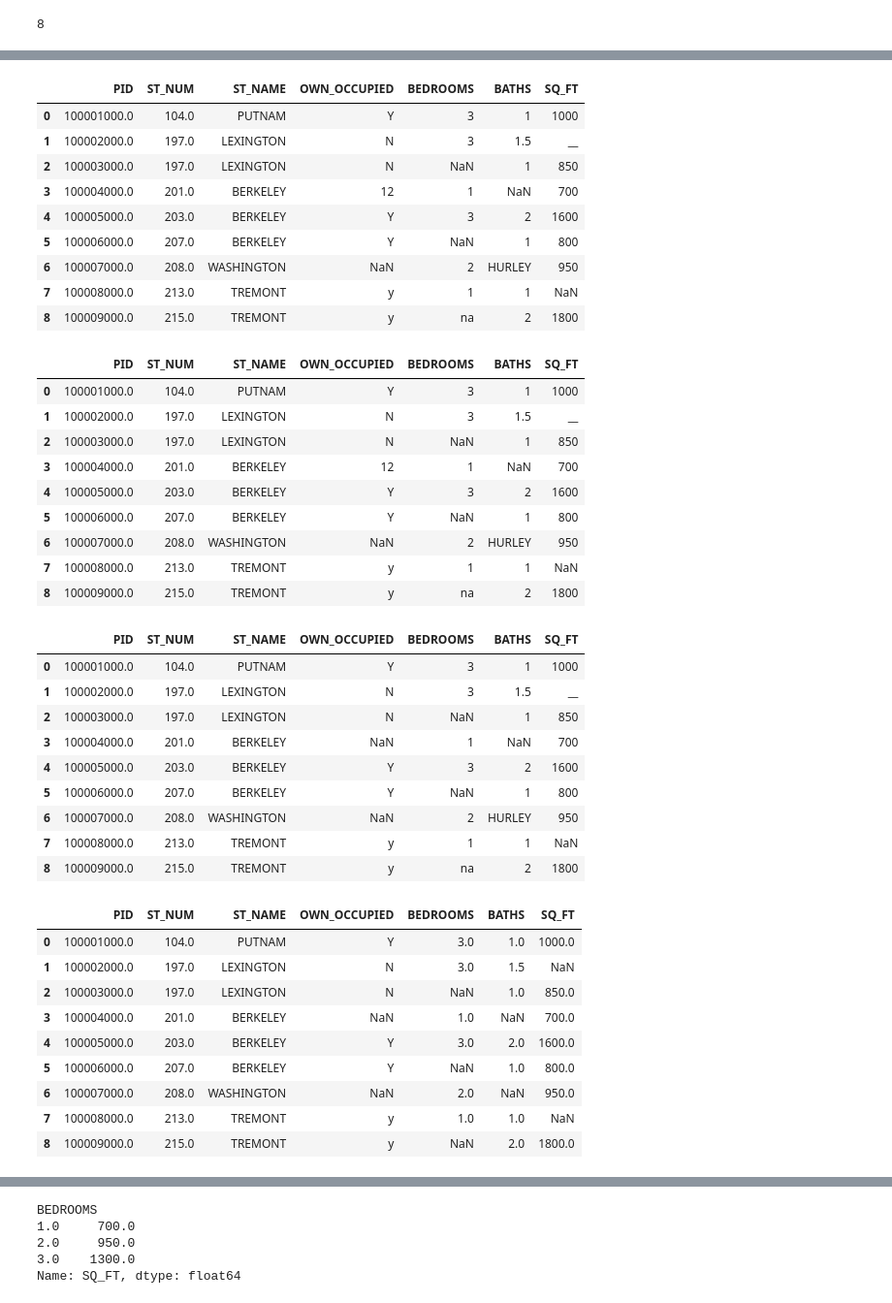
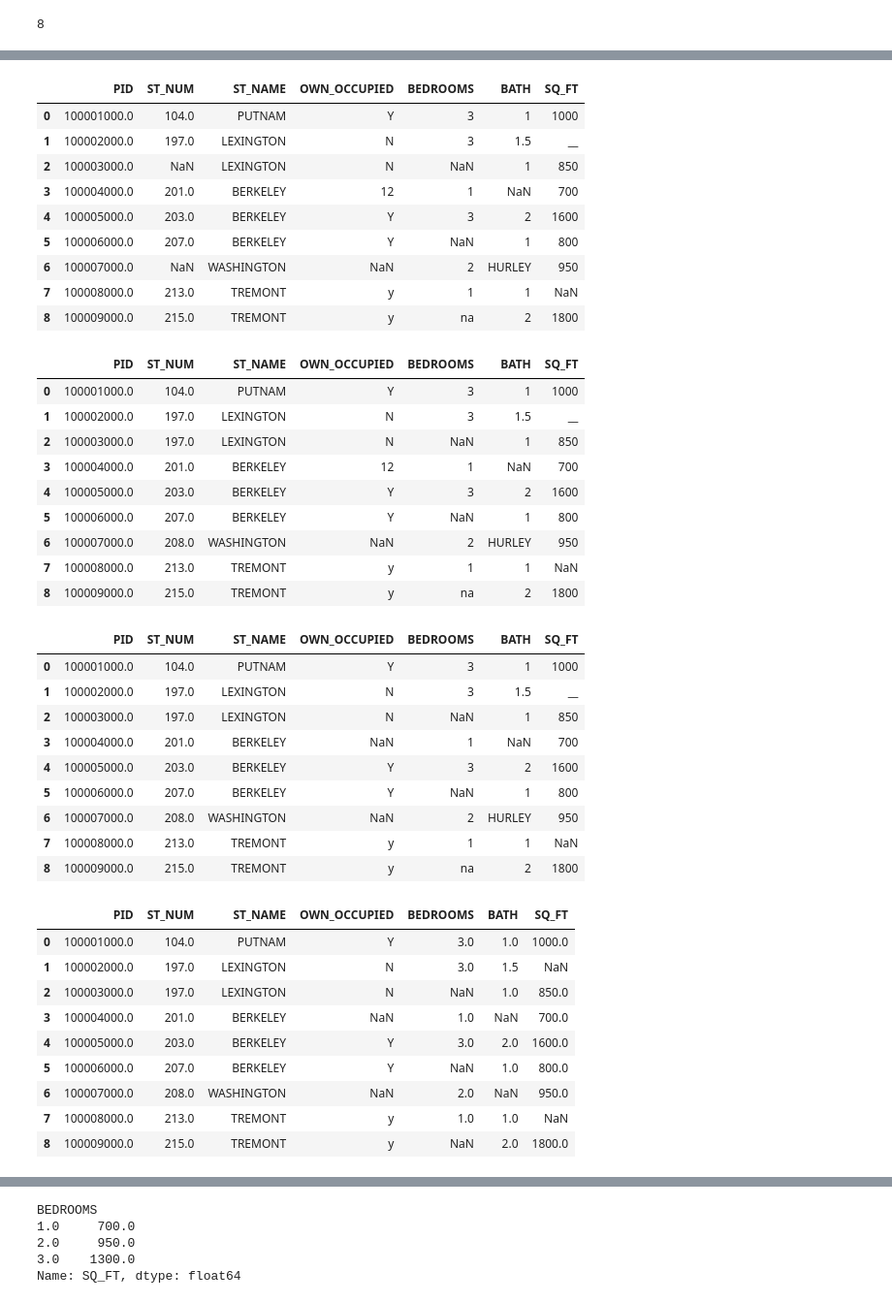
Before and after one commit to pappucode/datascience, a Jupyter notebook: data_cleaning.ipynb, the cells around one changed output, grey strips where cells are left out. Shown at 97% size. Saved outputs shown, nothing was run; the diff lists cells and outputs as text; code cells hidden in the pictures.

```diff
--- a/data_cleaning.ipynb
+++ b/data_cleaning.ipynb
@@ -23,6 +23,7 @@ df
 # %% [markdown]
 #### Rename columns with inplace
 # %%
-df.rename(columns = {'NUM_BEDROOMS': 'BEDROOMS', 'NUM_BATH':'BATHS'}, inplace=True)
+#Renaming Columns with inplace
+df.rename(columns = {"NUM_BEDROOMS": "BEDROOMS",  "NUM_BATH":"BATH"},inplace=True)
 df.head()
 # %% [output]
@@ -68,14 +69,14 @@ print(df[df.isnull().any(axis=1)][null_columns].head())
 df['PID'].fillna(100005000, inplace=True)
 df
 # %% [output]
-|  | PID | ST_NUM | ST_NAME | OWN_OCCUPIED | BEDROOMS | BATHS | SQ_FT |
+|  | PID | ST_NUM | ST_NAME | OWN_OCCUPIED | BEDROOMS | BATH | SQ_FT |
 | 0 | 100001000.0 | 104.0 | PUTNAM | Y | 3 | 1 | 1000 |
 | 1 | 100002000.0 | 197.0 | LEXINGTON | N | 3 | 1.5 | __ |
-| 2 | 100003000.0 | 197.0 | LEXINGTON | N | NaN | 1 | 850 |
+| 2 | 100003000.0 | NaN | LEXINGTON | N | NaN | 1 | 850 |
 | 3 | 100004000.0 | 201.0 | BERKELEY | 12 | 1 | NaN | 700 |
 | 4 | 100005000.0 | 203.0 | BERKELEY | Y | 3 | 2 | 1600 |
 | 5 | 100006000.0 | 207.0 | BERKELEY | Y | NaN | 1 | 800 |
-| 6 | 100007000.0 | 208.0 | WASHINGTON | NaN | 2 | HURLEY | 950 |
+| 6 | 100007000.0 | NaN | WASHINGTON | NaN | 2 | HURLEY | 950 |
 | 7 | 100008000.0 | 213.0 | TREMONT | y | 1 | 1 | NaN |
 | 8 | 100009000.0 | 215.0 | TREMONT | y | na | 2 | 1800 |
 # %%
@@ -84,7 +85,7 @@ df.loc[2, 'ST_NUM'] = 197
 df.loc[6, 'ST_NUM'] = 208
 df
 # %% [output]
-|  | PID | ST_NUM | ST_NAME | OWN_OCCUPIED | BEDROOMS | BATHS | SQ_FT |
+|  | PID | ST_NUM | ST_NAME | OWN_OCCUPIED | BEDROOMS | BATH | SQ_FT |
 | 0 | 100001000.0 | 104.0 | PUTNAM | Y | 3 | 1 | 1000 |
 | 1 | 100002000.0 | 197.0 | LEXINGTON | N | 3 | 1.5 | __ |
 | 2 | 100003000.0 | 197.0 | LEXINGTON | N | NaN | 1 | 850 |
@@ -106,7 +107,7 @@ for row in df['OWN_OCCUPIED']:
     cnt += 1
 df
 # %% [output]
-|  | PID | ST_NUM | ST_NAME | OWN_OCCUPIED | BEDROOMS | BATHS | SQ_FT |
+|  | PID | ST_NUM | ST_NAME | OWN_OCCUPIED | BEDROOMS | BATH | SQ_FT |
 | 0 | 100001000.0 | 104.0 | PUTNAM | Y | 3 | 1 | 1000 |
 | 1 | 100002000.0 | 197.0 | LEXINGTON | N | 3 | 1.5 | __ |
 | 2 | 100003000.0 | 197.0 | LEXINGTON | N | NaN | 1 | 850 |
@@ -118,11 +119,11 @@ df
 | 8 | 100009000.0 | 215.0 | TREMONT | y | na | 2 | 1800 |
 # %%
 df.BEDROOMS = pd.to_numeric(df['BEDROOMS'], errors = 'coerce')
-df.BATHS = pd.to_numeric(df['BATHS'], errors = 'coerce')
+df.BATH = pd.to_numeric(df['BATH'], errors = 'coerce')
 df.SQ_FT = pd.to_numeric(df['SQ_FT'], errors = 'coerce')
 df
 # %% [output]
-|  | PID | ST_NUM | ST_NAME | OWN_OCCUPIED | BEDROOMS | BATHS | SQ_FT |
+|  | PID | ST_NUM | ST_NAME | OWN_OCCUPIED | BEDROOMS | BATH | SQ_FT |
 | 0 | 100001000.0 | 104.0 | PUTNAM | Y | 3.0 | 1.0 | 1000.0 |
 | 1 | 100002000.0 | 197.0 | LEXINGTON | N | 3.0 | 1.5 | NaN |
 | 2 | 100003000.0 | 197.0 | LEXINGTON | N | NaN | 1.0 | 850.0 |
```
Also changed, not shown: parts of 25 cells of this notebook, 1 other file.
